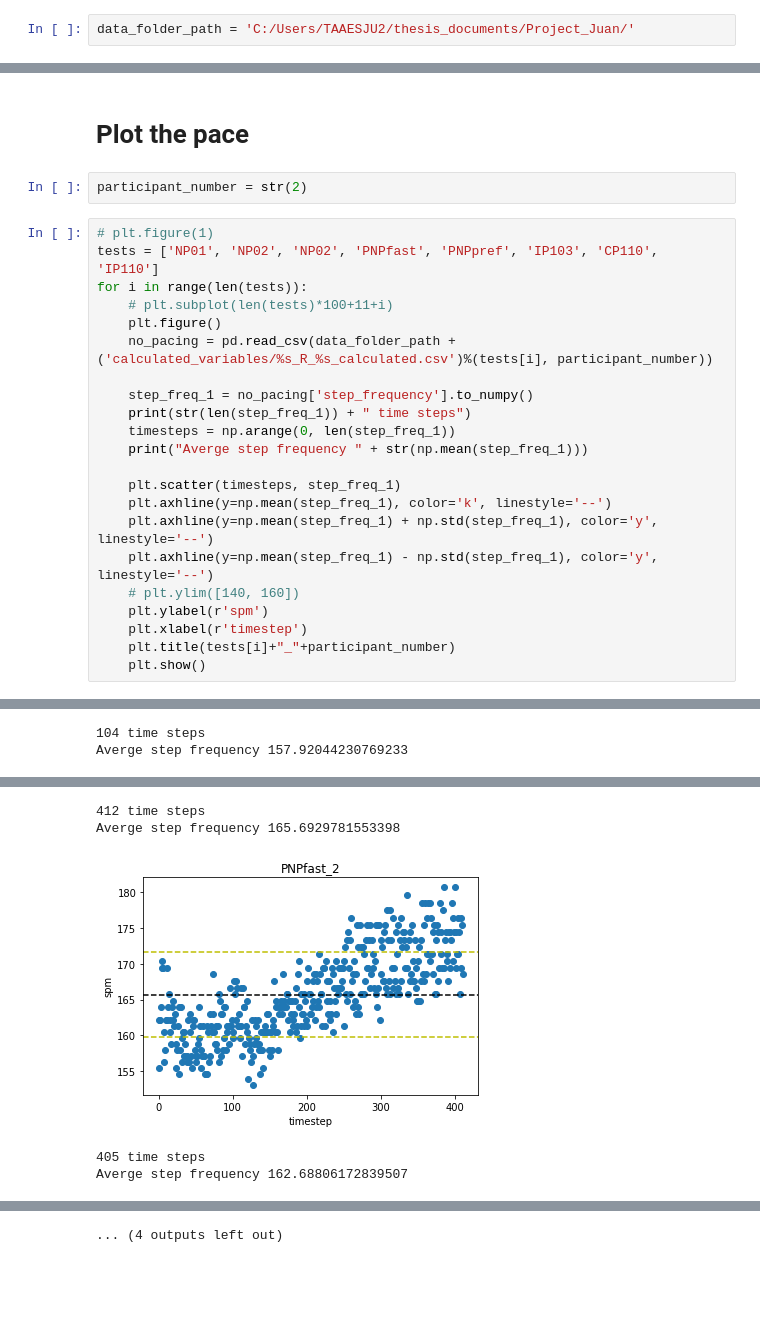
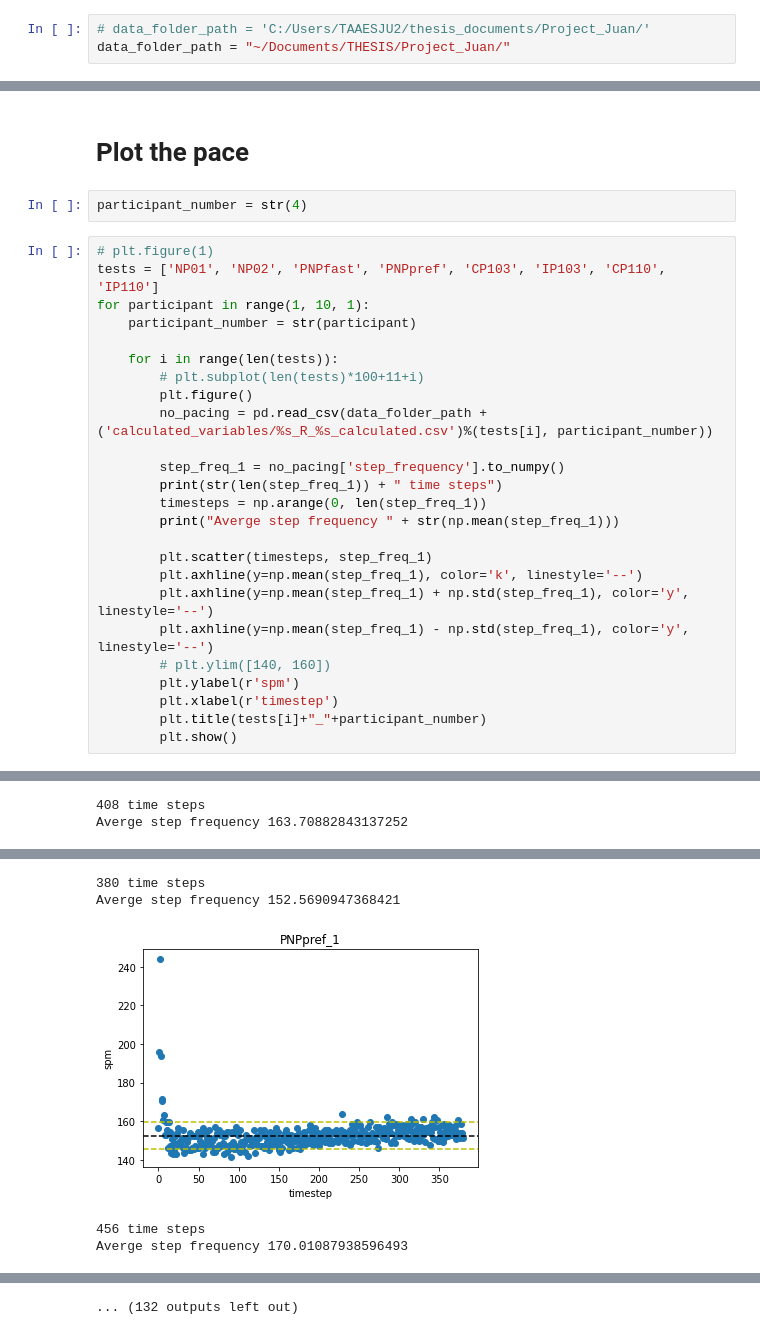
Before and after one commit to jemolano1498/OPPOSD_algorithm, a Jupyter notebook: data_analysis/analyse_data.ipynb, the cells around one changed output, grey strips where cells are left out. Saved outputs shown, nothing was run; the diff lists cells and outputs as text; blank space fills up the shorter version.

```diff
--- a/data_analysis/analyse_data.ipynb
+++ b/data_analysis/analyse_data.ipynb
@@ -3,7 +3,8 @@ import pandas as pd
 import matplotlib.pyplot as plt
 import numpy as np
 # %%
-data_folder_path = 'C:/Users/TAAESJU2/thesis_documents/Project_Juan/'
+# data_folder_path = 'C:/Users/TAAESJU2/thesis_documents/Project_Juan/'
+data_folder_path = "~/Documents/THESIS/Project_Juan/"
 # %%
 volunteers = pd.read_csv(data_folder_path + 'Base_info.csv')
 volunteers
@@ -208,27 +257,30 @@ pd.read_csv(data_folder_path + 'calculated_variables/IP110_R_1_calculated.csv')
 # %% [markdown]
 # Plot the pace
 # %%
-participant_number = str(2)
+participant_number = str(4)
 # %%
 # plt.figure(1)
-tests = ['NP01', 'NP02', 'NP02', 'PNPfast', 'PNPpref', 'IP103', 'CP110', 'IP110']
-for i in range(len(tests)):
-    # plt.subplot(len(tests)*100+11+i)
-    plt.figure()
-    no_pacing = pd.read_csv(data_folder_path + ('calculated_variables/%s_R_%s_calculated.csv')%(tests[i], participant_number))
+tests = ['NP01', 'NP02', 'PNPfast', 'PNPpref', 'CP103', 'IP103', 'CP110', 'IP110']
+for participant in range(1, 10, 1):
+    participant_number = str(participant)
 
-    step_freq_1 = no_pacing['step_frequency'].to_numpy()
-    print(str(len(step_freq_1)) + " time steps")
-    timesteps = np.arange(0, len(step_freq_1))
-    print("Averge step frequency " + str(np.mean(step_freq_1)))
+    for i in range(len(tests)):
+        # plt.subplot(len(tests)*100+11+i)
+        plt.figure()
+        no_pacing = pd.read_csv(data_folder_path + ('calculated_variables/%s_R_%s_calculated.csv')%(tests[i], participant_number))
 
-    plt.scatter(timesteps, step_freq_1)
-    plt.axhline(y=np.mean(step_freq_1), color='k', linestyle='--')
-    plt.axhline(y=np.mean(step_freq_1) + np.std(step_freq_1), color='y', linestyle='--')
-    plt.axhline(y=np.mean(step_freq_1) - np.std(step_freq_1), color='y', linestyle='--')
-    # plt.ylim([140, 160])
-    plt.ylabel(r'spm')
-    plt.xlabel(r'timestep')
-    plt.title(tests[i]+"_"+participant_number)
-    plt.show()
+        step_freq_1 = no_pacing['step_frequency'].to_numpy()
+        print(str(len(step_freq_1)) + " time steps")
+        timesteps = np.arange(0, len(step_freq_1))
+        print("Averge step frequency " + str(np.mean(step_freq_1)))
+
+        plt.scatter(timesteps, step_freq_1)
+        plt.axhline(y=np.mean(step_freq_1), color='k', linestyle='--')
+        plt.axhline(y=np.mean(step_freq_1) + np.std(step_freq_1), color='y', linestyle='--')
+        plt.axhline(y=np.mean(step_freq_1) - np.std(step_freq_1), color='y', linestyle='--')
+        # plt.ylim([140, 160])
+        plt.ylabel(r'spm')
+        plt.xlabel(r'timestep')
+        plt.title(tests[i]+"_"+participant_number)
+        plt.show()
 # %% [output]
@@ -241,2 +293,2 @@ Averge step frequency 157.92044230769233
-104 time steps
-Averge step frequency 157.92044230769233
+408 time steps
+Averge step frequency 163.70882843137252
@@ -244,5 +296,5 @@ Averge step frequency 157.92044230769233
-412 time steps
-Averge step frequency 165.6929781553398
+380 time steps
+Averge step frequency 152.5690947368421
-[figure, old version]
+[figure, new version]
-405 time steps
-Averge step frequency 162.68806172839507
+456 time steps
+Averge step frequency 170.01087938596493
@@ -253,4 +305,4 @@ Averge step frequency 143.907496
-... (4 outputs left out)
+... (132 outputs left out)
 # %%
 len(tests)
 # %% [output]
```
Also changed, not shown: parts of 14 cells of this notebook, 1 other file.
